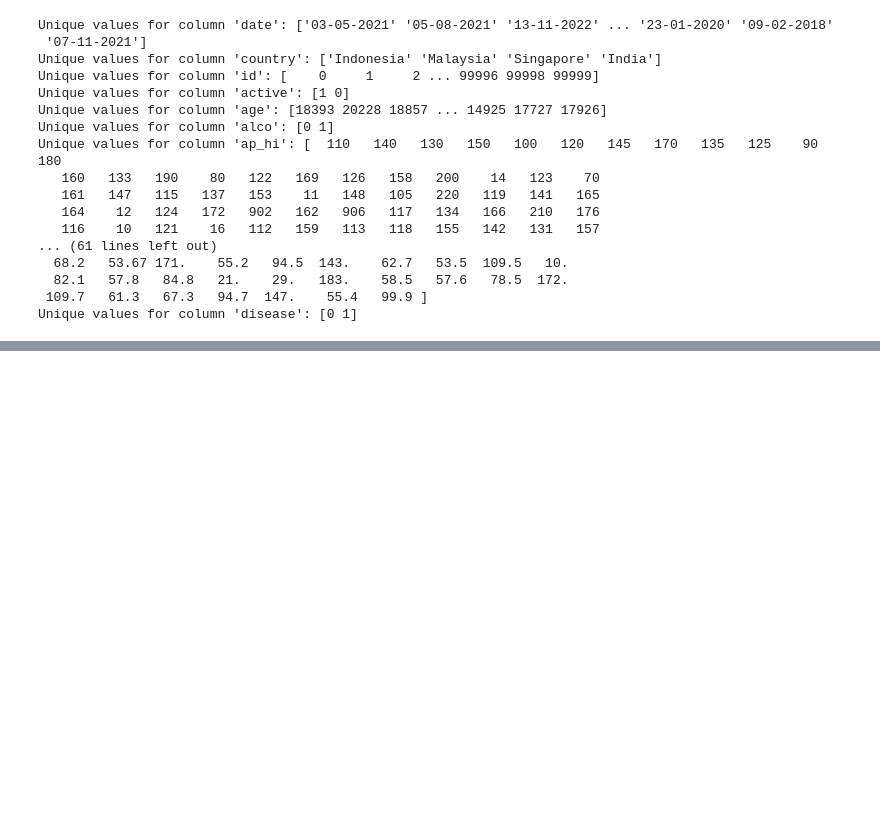
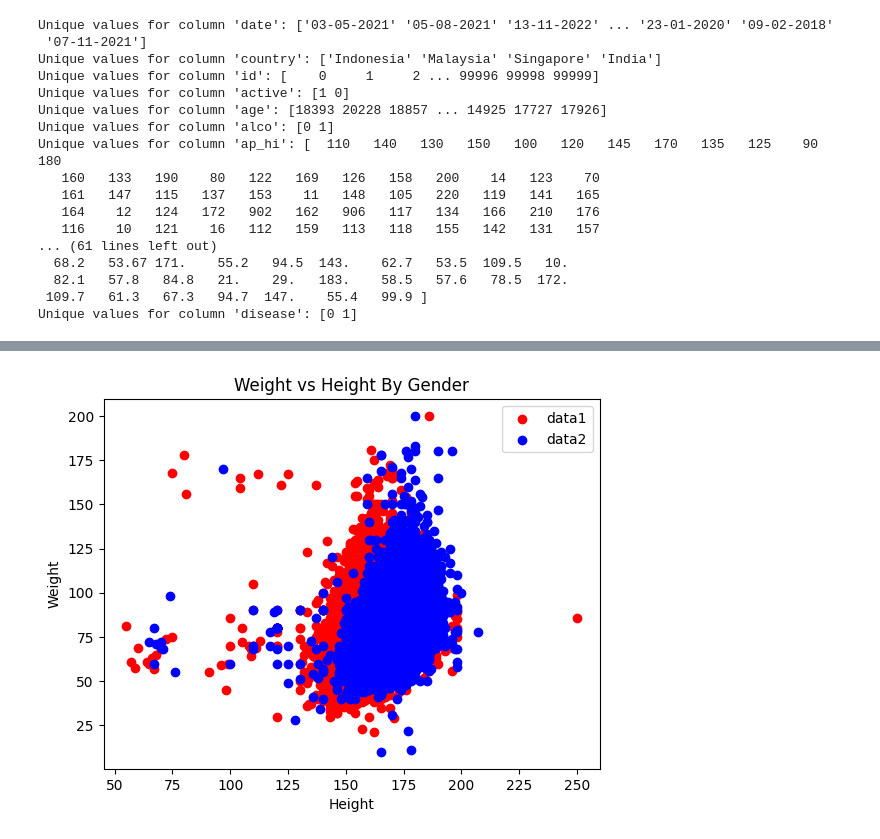
Before and after one commit to jeffatgithub/ntuchealth, a Jupyter notebook: main.ipynb, the cells around one changed output, grey strips where cells are left out. Saved outputs shown, nothing was run; the diff lists cells and outputs as text; code cells hidden in the pictures; blank space fills up the shorter version.

```diff
--- a/main.ipynb
+++ b/main.ipynb
@@ -66,0 +87,16 @@ data_df['bmi'] = data_df['weight'] / ((data_df['height'] / 100) **2)
+# %%
+dataset1 = data_df[data_df['gender'] == 1]
+dataset2 = data_df[data_df['gender'] == 2]
+
+#Plotting
+plt.scatter(dataset1['height'], dataset1['weight'], color='red', label='data1')
+plt.scatter(dataset2['height'], dataset2['weight'], color='blue', label='data2')
+
+plt.xlabel('Height')
+plt.ylabel('Weight')
+plt.title('Weight vs Height By Gender')
+
+plt.legend()
+plt.show()
+# %% [output]
+[figure, added]
```
Also changed, not shown: parts of 10 cells of this notebook.
